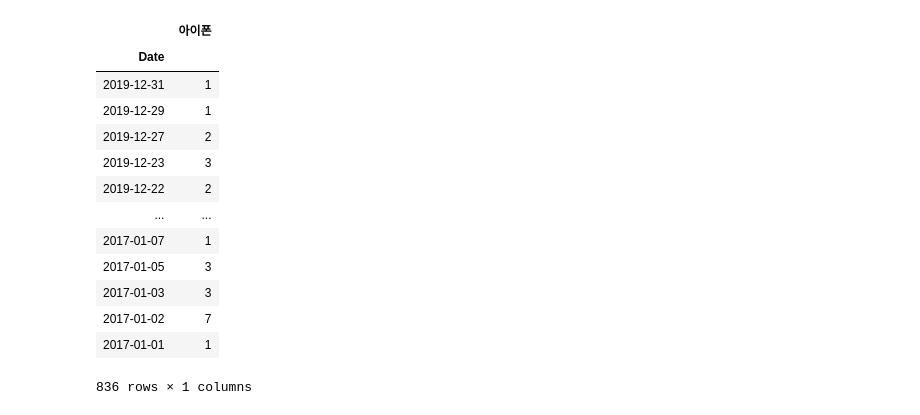
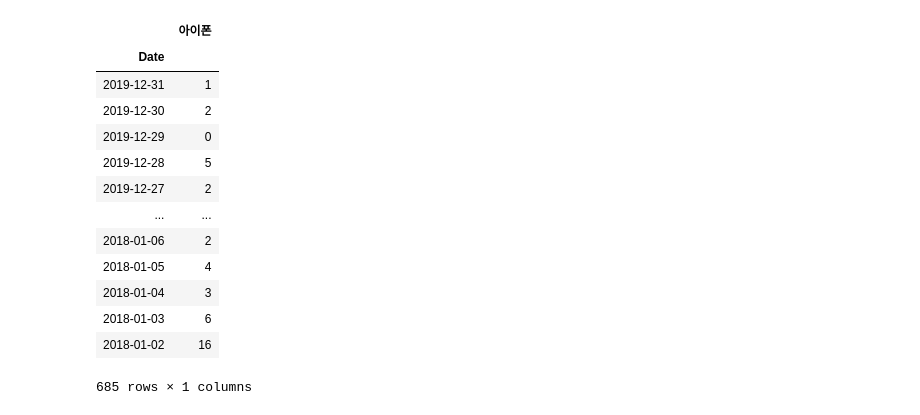
Before and after one commit to vitality1994/Correlations-between-Change-of-closing-prices-and-word-frequency, a Jupyter notebook: Relationship between word 'Iphone' and closing price of Apple stock..ipynb, the cells around one changed output. Cells and saved outputs as stored; diff of their text form; code cells hidden in the pictures.

Commit message:
Fixed version
It includes more diverse words which are can be interpreted as 'iPhone', such as 'iPhone X and iPhone 9.

```diff
--- a/Relationship between word 'Iphone' and closing price of Apple stock..ipynb
+++ b/Relationship between word 'Iphone' and closing price of Apple stock..ipynb
@@ -1,23 +1,24 @@
 # %%
+import pandas as pd
 import requests
 from bs4 import BeautifulSoup
 from datetime import datetime
 from konlpy.tag import Hannanum
-import pandas as pd
+
 
 def naver_news(keyword, starting_date, ending_date):
 
     a = ''
 
-    for x in range(20):
+    for x in range(10):
         url = r'https://search.naver.com/search.naver?&where=news&query={}&sm=tab_pge&sort=1&photo=0&field=0&reporter_article=&pd=3&ds={}&de={}&docid=&nso=so:r,p:from20201126to20201126,a:all&mynews=0&cluster_rank=18&start={}&refresh_start=0'.format(keyword, starting_date, ending_date, 10*(x)+1)
         resp = requests.get(url)
         soup = BeautifulSoup(resp.text, 'lxml')
         article_title = soup.find_all('a', class_ = 'news_tit')
-        print('imported words in page {}!'.format(x))
+
         for i in article_title:
             a += i.get_text()
-    print("Imported words from {} to {}!".format(starting_date, ending_date))
+    print("Imported words on {}!".format(starting_date))
     return a
 
 
@@ -27,11 +28,10 @@ def function(date):
     date_str = date_str.replace('-', '.')
     empty_df = pd.DataFrame()
 
-    most_word_list = ['아이폰']
+    most_word_list = ['아이폰', '아이폰12', '아이폰SE', '아이폰11', '아이폰X','아이폰XR', '아이폰XS', '아이폰8'] #아이폰 = iphone
 
     for x in range((date-datetime(date.year, date.month , 1)).days):
-        result_ = naver_news('애플', date_str, date_str)
-
+        result_ = naver_news('애플', date_str, date_str) # 애플 = Apple
         hannanum = Hannanum()
         result_list = hannanum.nouns(result_)
         word_list = pd.Series(result_list)
@@ -45,47 +45,25 @@ def function(date):
 
         count = 0
 
+
         for y in range(len(a.columns)):
             for x in range(len(most_word_list)):
                 if(a.columns[y] == most_word_list[x]):
-                    count += 1
+                    count += a[most_word_list[x]][0]
 
-        if(count == len(most_word_list)):
-            a = a[most_word_list]
-            print(a)
-            a.columns[0]
-            empty_df = pd.concat([empty_df, a])
+
+        dict_1 = {'아이폰': [count]}
+        b = pd.DataFrame(dict_1)
+        b['Date'] = date_str
+        b = b.set_index('Date')
+        print(b)
+        b.columns[0]
+        empty_df = pd.concat([empty_df, b])
 
         date_str = date_str.replace('-', '.')
         date_int = int(date_str.replace('.', '')) - 1
         date_str = str(date_int)
         date_str = date_str[:4]+'.'+date_str[4:6]+'.'+date_str[6:8]
-
-    # words in first day
-    count = 0
-    result_ = naver_news('애플', date_str, date_str)
-
-    hannanum = Hannanum()
-    result_list = hannanum.nouns(result_)
-    word_list = pd.Series(result_list)
-    result_ = word_list.value_counts().head(500)
-
-    date_str = date_str.replace('.', '-')
-    a = pd.DataFrame(result_)
-    a = a.transpose()
-    a['Date'] = date_str
-    a = a.set_index('Date')
-
-    for y in range(len(a.columns)):
-        for x in range(len(most_word_list)):
-            if(a.columns[y] == most_word_list[x]):
-                count += 1
-
-    if(count == len(most_word_list)):
-        a = a[most_word_list]
-
-        empty_df = pd.concat([empty_df, a])
-
 
 
     return empty_df
@@ -93,7 +71,7 @@ def function(date):
 empty_df2 = pd.DataFrame()
 
 end = datetime(2019, 12, 31)
-start = datetime(2017, 1, 1)
+start = datetime(2018, 1, 1)
 
 date = end
 
@@ -131,17 +109,17 @@ imported words in page 7!
 |  | 아이폰 |
 | Date |  |
 | 2019-12-31 | 1 |
-| 2019-12-29 | 1 |
+| 2019-12-30 | 2 |
+| 2019-12-29 | 0 |
+| 2019-12-28 | 5 |
 | 2019-12-27 | 2 |
-| 2019-12-23 | 3 |
-| 2019-12-22 | 2 |
 | ... | ... |
-| 2017-01-07 | 1 |
-| 2017-01-05 | 3 |
-| 2017-01-03 | 3 |
-| 2017-01-02 | 7 |
-| 2017-01-01 | 1 |
+| 2018-01-06 | 2 |
+| 2018-01-05 | 4 |
+| 2018-01-04 | 3 |
+| 2018-01-03 | 6 |
+| 2018-01-02 | 16 |
-836 rows × 1 columns
+685 rows × 1 columns
 # %%
 empty_df2
 # %% [output]
```
Also changed, not shown: parts of 12 cells of this notebook.
